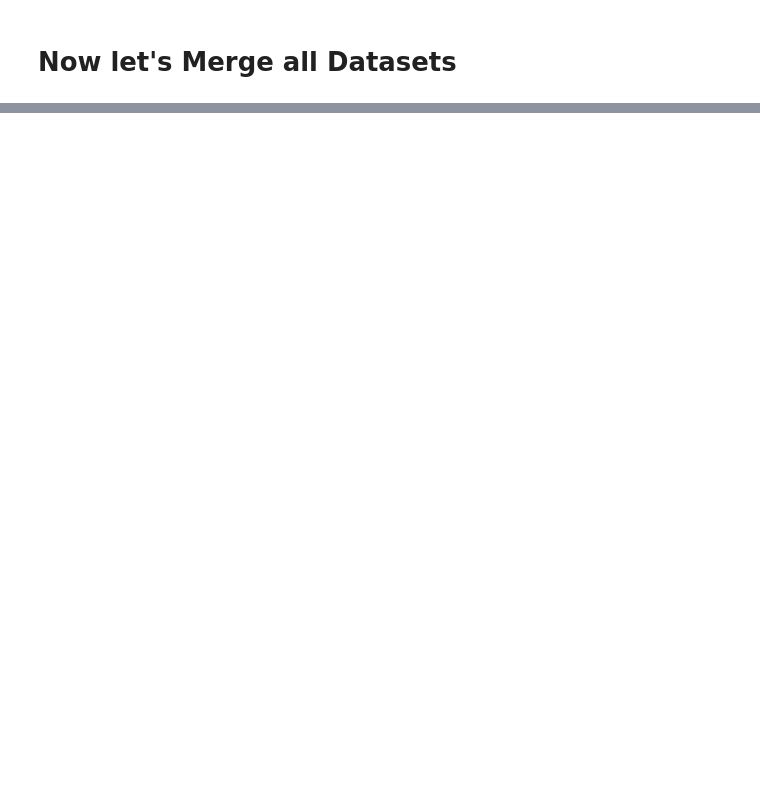
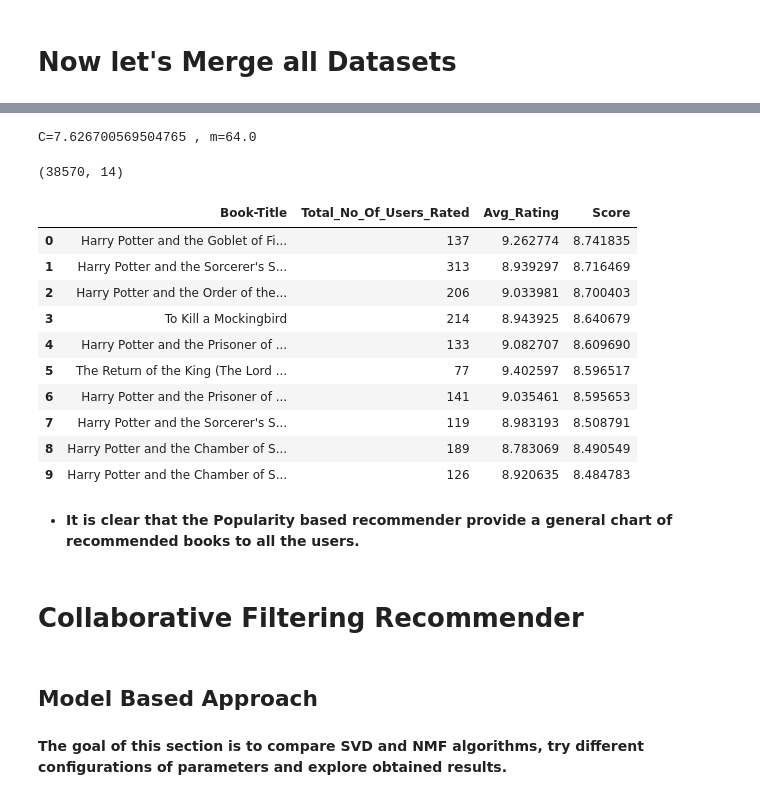
Before and after one commit to vickypandey07/Book-Recommendation-System, a Jupyter notebook: Book_Recommendation_System_Vikram_Pandey_Capstone_Project_4.ipynb, the cells around one changed output, grey strips where cells are left out. Saved outputs shown, nothing was run; the diff lists cells and outputs as text; code cells hidden in the pictures; blank space fills up the shorter version.

```diff
--- a/Book_Recommendation_System_Vikram_Pandey_Capstone_Project_4.ipynb
+++ b/Book_Recommendation_System_Vikram_Pandey_Capstone_Project_4.ipynb
@@ -578,0 +668,58 @@ ratings_explicit.head()
+# %%
+# Let's find the values of C and m.
+
+C= Final_Dataset['Avg_Rating'].mean()
+m= Final_Dataset['Total_No_Of_Users_Rated'].quantile(0.90)
+Top_Books = Final_Dataset.loc[Final_Dataset['Total_No_Of_Users_Rated'] >= m]
+print(f'C={C} , m={m}')
+Top_Books.shape
+# %% [output]
+C=7.626700569504765 , m=64.0
+(38570, 14)
+# %%
+# Weighted_rating function to find popular books.
+
+def weighted_rating(x, m=m, C=C):
+    v = x['Total_No_Of_Users_Rated']
+    R = x['Avg_Rating']
+    return (v/(v+m) * R) + (m/(m+v) * C)
+
+
+Top_Books['Score'] = Top_Books.apply(weighted_rating,axis=1)
+
+
+#Sorting books based on score calculated above
+Top_Books = Top_Books.sort_values('Score', ascending=False)
+# %%
+# Here, only one entry of each book
+
+Top_Books=Top_Books.sort_values('Score', ascending=False).drop_duplicates('ISBN').sort_index()
+cm=sns.light_palette('seagreen',as_cmap=True)
+# %%
+# Sorting books based on score calculated above
+
+Top_Books = Top_Books.sort_values('Score', ascending=False)
+# %%
+# Let's now print the top 10 popular books
+
+Top_Books[['Book-Title', 'Total_No_Of_Users_Rated', 'Avg_Rating', 'Score']].reset_index(drop=True).head(10).style.background_gradient(cmap=cm)
+# %% [output]
+|  | Book-Title | Total_No_Of_Users_Rated | Avg_Rating | Score |
+| 0 | Harry Potter and the Goblet of Fi... | 137 | 9.262774 | 8.741835 |
+| 1 | Harry Potter and the Sorcerer's S... | 313 | 8.939297 | 8.716469 |
+| 2 | Harry Potter and the Order of the... | 206 | 9.033981 | 8.700403 |
+| 3 | To Kill a Mockingbird | 214 | 8.943925 | 8.640679 |
+| 4 | Harry Potter and the Prisoner of ... | 133 | 9.082707 | 8.609690 |
+| 5 | The Return of the King (The Lord ... | 77 | 9.402597 | 8.596517 |
+| 6 | Harry Potter and the Prisoner of ... | 141 | 9.035461 | 8.595653 |
+| 7 | Harry Potter and the Sorcerer's S... | 119 | 8.983193 | 8.508791 |
+| 8 | Harry Potter and the Chamber of S... | 189 | 8.783069 | 8.490549 |
+| 9 | Harry Potter and the Chamber of S... | 126 | 8.920635 | 8.484783 |
+# %% [markdown]
+* **It is clear that the Popularity based recommender provide a general chart of recommended books to all the users.**
+# %% [markdown]
+# **Collaborative Filtering Recommender**
+# %% [markdown]
+## **Model Based Approach**
+# %% [markdown]
+**The goal of this section is to compare SVD and NMF algorithms, try different configurations of parameters and explore obtained results.**
```
Also changed, not shown: parts of 15 cells of this notebook.
